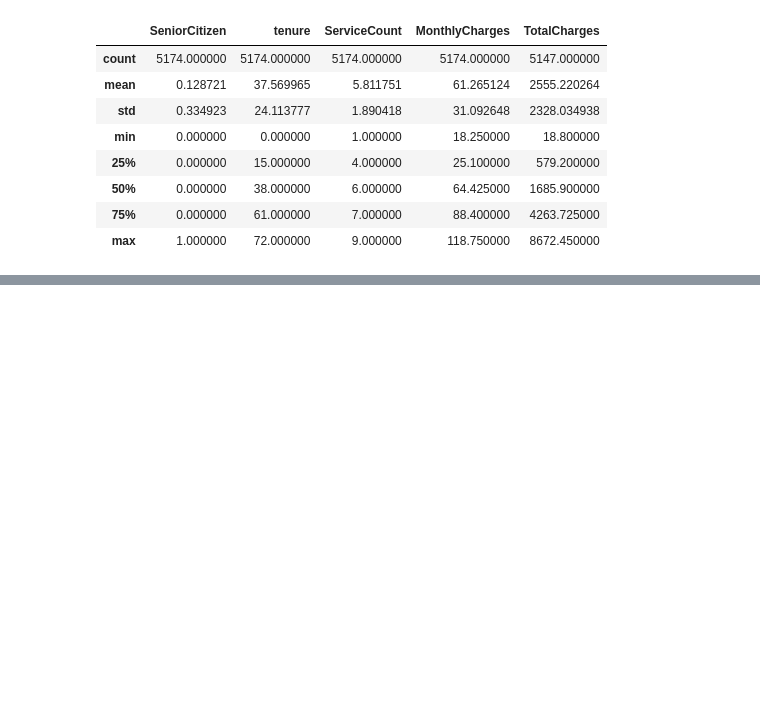
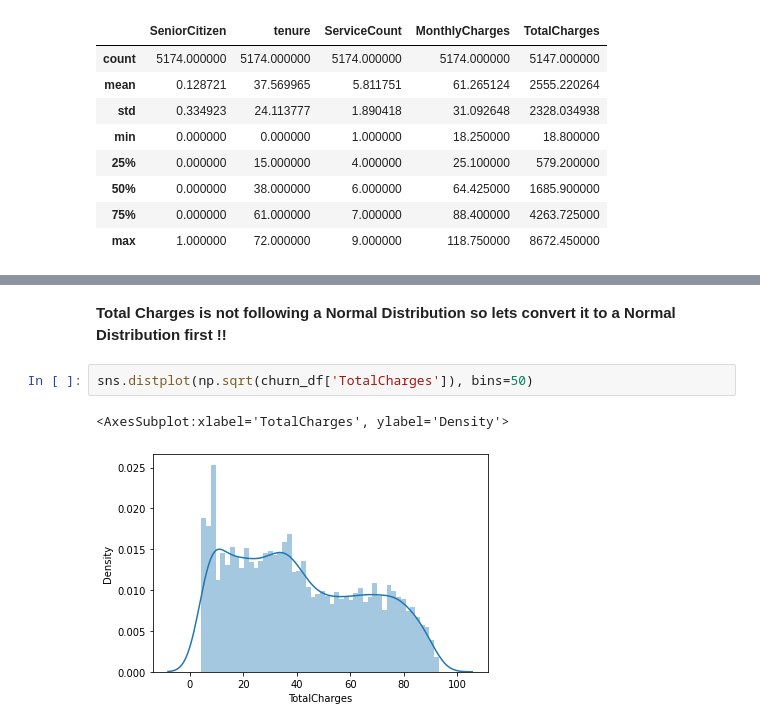
Before and after one commit to AbhishekMaity001/Statistical-Machine-Learning, a Jupyter notebook: Exploratory Data Analysis (EDA)/3. Statistical Thinking/1. Imputing Missing Values.ipynb, the cells around one changed output, grey strips where cells are left out. Cells and saved outputs as stored; diff of their text form; blank space fills up the shorter version.

```diff
--- a/Exploratory Data Analysis (EDA)/3. Statistical Thinking/1. Imputing Missing Values.ipynb
+++ b/Exploratory Data Analysis (EDA)/3. Statistical Thinking/1. Imputing Missing Values.ipynb
@@ -146,0 +158,7 @@ churn_df[churn_df['Churn']=='No'].describe()
+# %% [markdown]
+**Total Charges is not following a Normal Distribution so lets convert it to a Normal Distribution first !!**
+# %%
+sns.distplot(np.sqrt(churn_df['TotalCharges']), bins=50)
+# %% [output]
+<AxesSubplot:xlabel='TotalCharges', ylabel='Density'>
+[figure, added]
```
Also changed, not shown: parts of 37 cells of this notebook.
